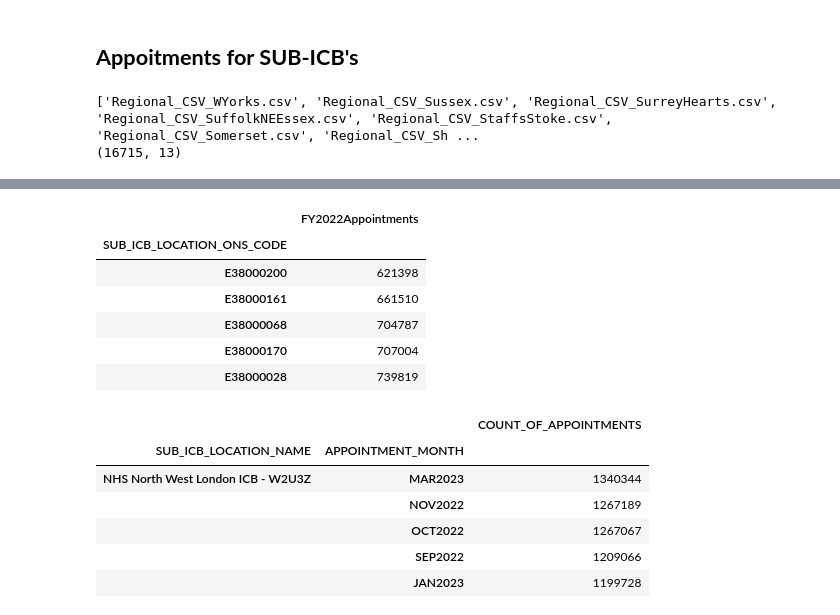
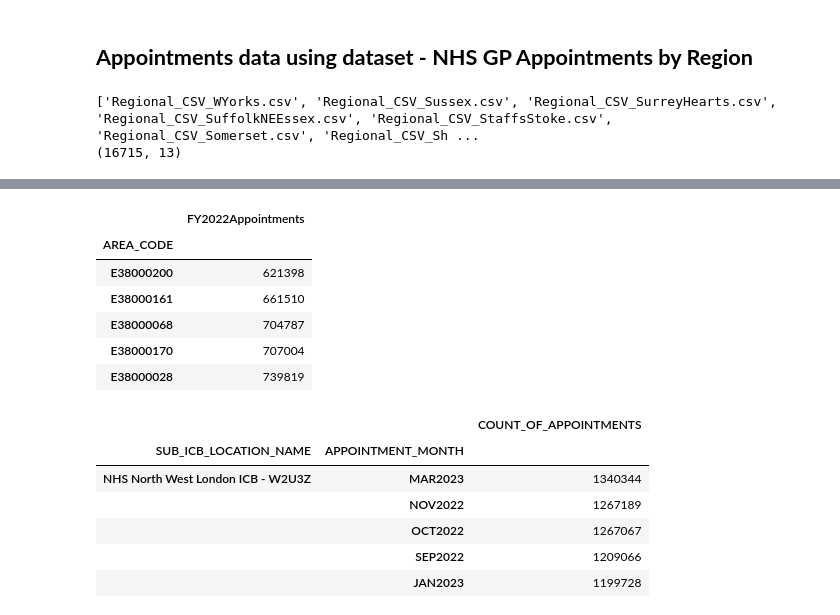
Before and after one commit to SNEE-ICS/PrimaryCareDemandAndCapacity, a Jupyter notebook: AppointmentsVsOADR.ipynb, the cells around one changed output, grey strips where cells are left out. Drawn from its saved outputs; the diff is of its cells as text; code cells hidden in the pictures.

```diff
--- a/AppointmentsVsOADR.ipynb
+++ b/AppointmentsVsOADR.ipynb
@@ -23,3 +23,3 @@ WORKING_AGE=20
-# %% [markdown]
-## **Appoitments for SUB-ICB's**
+# %% [markdown]
+## **Appointments data using dataset - NHS GP Appointments by Region**
 # %%
@@ -51,19 +51,21 @@ combined_df.head()
 #Filtering to have data only for FY2022-23
 dates_to_keep = ['APR2022','MAY2022', 'JUN2022', 'JUL2022', 'AUG2022', 'SEP2022', 'OCT2022', 'NOV2022', 'DEC2022', 'JAN2023', 'FEB2023', 'MAR2023']
 filtered_df = combined_df[combined_df['APPOINTMENT_MONTH'].isin(dates_to_keep)]
+filtered_df.rename(columns = {'SUB_ICB_LOCATION_ONS_CODE':'AREA_CODE'}, inplace = True)
+filtered_df
 # %%
-#Grouping the data by SUB-ICB-CODE and Appointments count
-appointments_icb_sub = filtered_df.groupby(['SUB_ICB_LOCATION_ONS_CODE'])['COUNT_OF_APPOINTMENTS'].sum()
-appointments_icb_sub.name = 'FY2022Appointments'
+#Grouping the data by SUB-ICB-CODE and sum of Appointments
+appointments_sub_icb = filtered_df.groupby(['AREA_CODE'])['COUNT_OF_APPOINTMENTS'].sum()
+appointments_sub_icb.name = 'FY2022Appointments'
 
 #Converting above series to Dataframe
-appointments_sub_icb = pd.DataFrame(appointments_icb_sub).sort_values(by='FY2022Appointments')
+appointments_sub_icb = pd.DataFrame(appointments_sub_icb).sort_values(by='FY2022Appointments')
 
 #We will be using this dataframe for finding correlation with OADR and running a linear model
 appointments_sub_icb.head()
 # %% [output]
 |  | FY2022Appointments |
-| SUB_ICB_LOCATION_ONS_CODE |  |
+| AREA_CODE |  |
 | E38000200 | 621398 |
 | E38000161 | 661510 |
 | E38000068 | 704787 |
```
Also changed, not shown: parts of 45 cells of this notebook.
